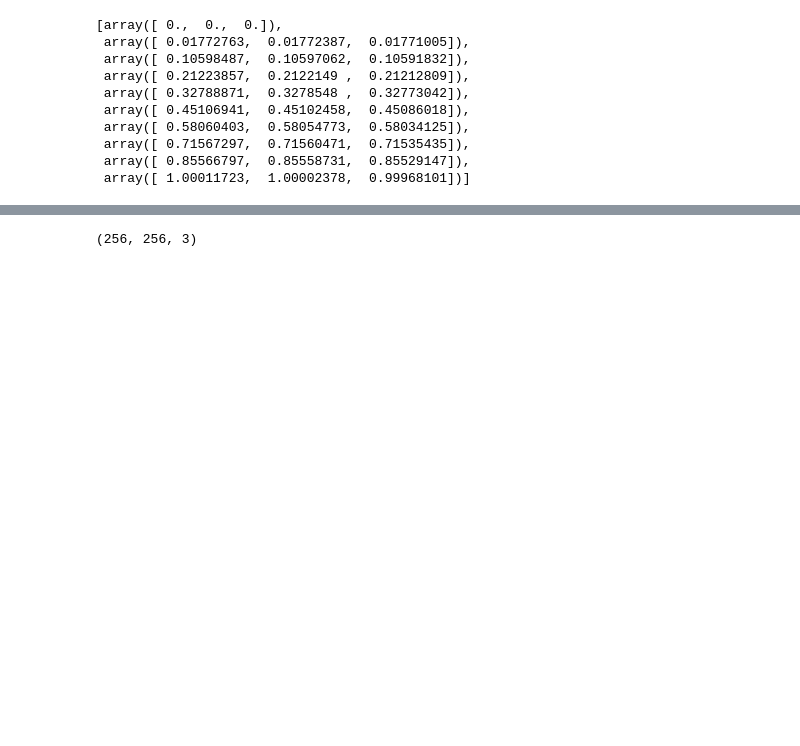
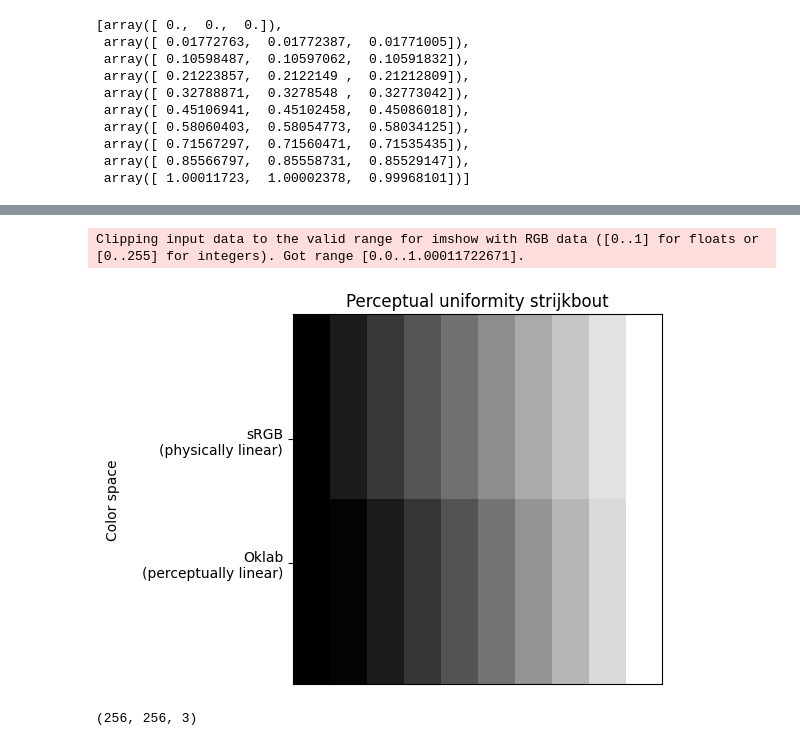
Before and after one commit to WiegerScheurer/physicspred, a Jupyter notebook: Notebooks/equal_lumen.ipynb, the cells around one changed output, grey strips where cells are left out. Cells and saved outputs as stored; diff of their text form; code cells hidden in the pictures; blank space fills up the shorter version.

Commit message:
percept uniform

```diff
--- a/Notebooks/equal_lumen.ipynb
+++ b/Notebooks/equal_lumen.ipynb
@@ -185,3 +250,40 @@ Clipping input data to the valid range for imshow with RGB data ([0..1] for floa
+# %%
+import numpy as np
+import matplotlib.pyplot as plt
+
+steps = 10
+
+colour_steps = np.linspace(0, 1, steps)
+rgb_colors = [[luminance, luminance, luminance] for luminance in colour_steps]
+oklab_colors_alt_alt = [oklab_to_rgb([luminance, 0, 0], False) for luminance in colour_steps]
+
+dims = 100
+block = np.ones((dims, dims, 3))
+
+col_no = steps
+for col in range(col_no):
+    block[:50, int(col * dims / col_no):int((col + 1) * dims / col_no), :] = rgb_colors[col]
+    block[50:, int(col * dims / col_no):int((col + 1) * dims / col_no), :] = oklab_colors_alt_alt[col]
+
+plt.imshow(block)
+# plt.axis("off")
+
+# Add title
+plt.title("Perceptual uniformity strijkbout")
+
+# Add y-axis ticks and labels
+# plt.yticks([dims / 3, dims/2,2 * dims / 3], ["sRGB\n(non-linear)", "Color space:                     ", "Oklab\n(linear)",])
+plt.yticks([dims / 3, 2 * dims / 3], ["sRGB\n(physically linear)", "Oklab\n(perceptually linear)",])
+plt.gca().xaxis.set_visible(False)
+
+# Add x-axis label
+# plt.xlabel("Color space")
+plt.ylabel("Color space\n")
+
+plt.show()
+# %% [output]
+Clipping input data to the valid range for imshow with RGB data ([0..1] for floats or [0..255] for integers). Got range [0.0..1.00011722671].
+[figure, added]
 # %%
 # import the matplotlib colourmaps
 import matplotlib.cm as cm
```
Also changed, not shown: parts of 6 cells of this notebook, 7 other files.
